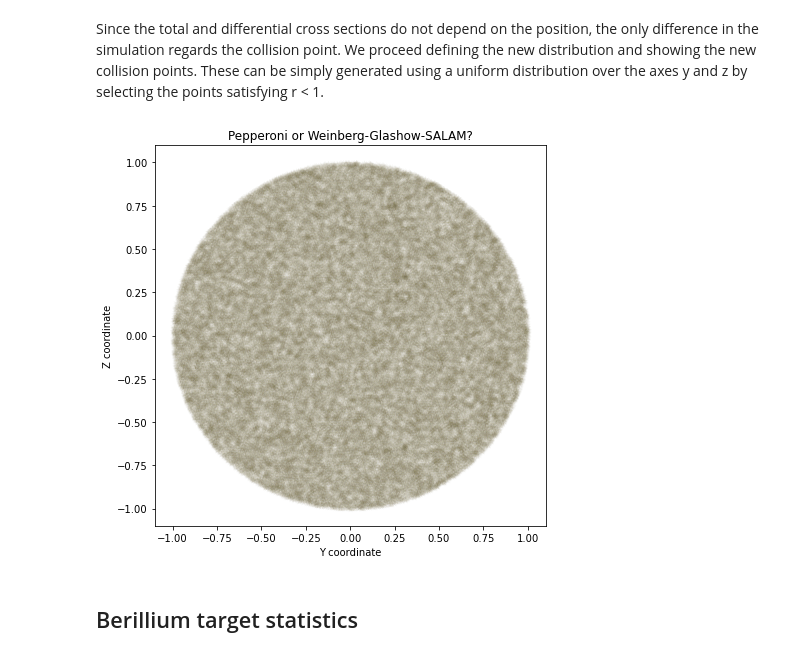
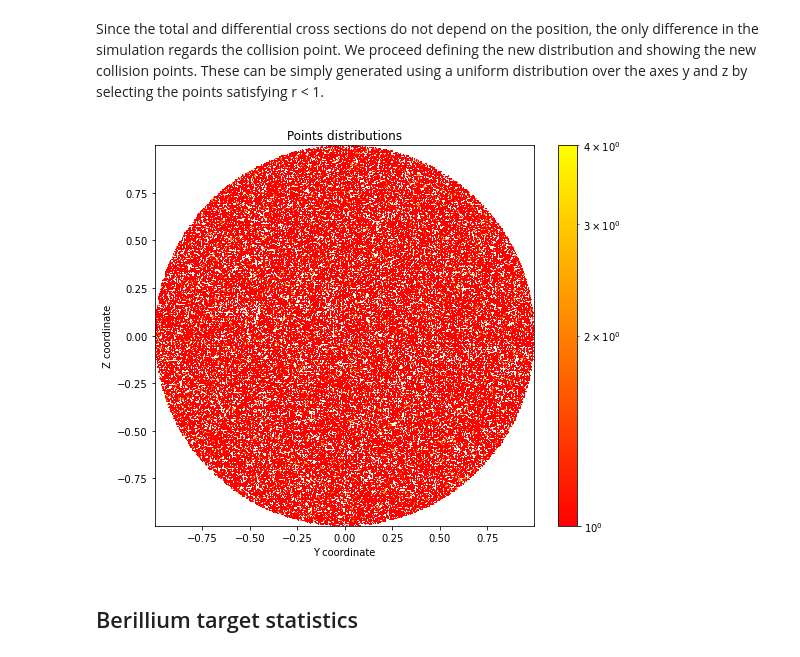
Before and after one commit to PhysicsOfData/LCP_projects_Y3, a Jupyter notebook: Project.ipynb, the cells around one changed output. Cells and saved outputs as stored; diff of their text form; code cells hidden in the pictures.

```diff
--- a/Project.ipynb
+++ b/Project.ipynb
@@ -443,15 +444,16 @@ pts = np.random.uniform(-1, 1, size = (2*10**5, 2)) #point generation
 acc = pts[np.sum(np.square(pts), axis=1) < 1] #accepted points
 acc = acc[:10**5] #array of 10**5 valid points
 # %%
-fig,ax = plt.subplots(1,1,figsize=(7,7))
-plt.scatter(acc[:,0],acc[:,1], label='Collision points',marker = '*', alpha=0.02, color = '#73683B')
-#FILIPPO TROVA UN MODO MIGLIORE PER FARLO
+fig,ax = plt.subplots(1,1,figsize=(8.5,7))
+h=ax.hist2d(acc[:,0], acc[:,1], bins=1000, cmap='autumn', norm=clr.LogNorm())
+fig.colorbar(h[3], ax=ax)
+
 ax.set_xlabel('Y coordinate')
 ax.set_ylabel('Z coordinate')
 ax.set_title("Points distributions")
 plt.show()
 # %% [output]
-[figure, old version]
+[figure, new version]
 # %% [markdown]
 ## Berillium target statistics
 # %% [markdown]
```
Also changed, not shown: parts of 8 cells of this notebook.
